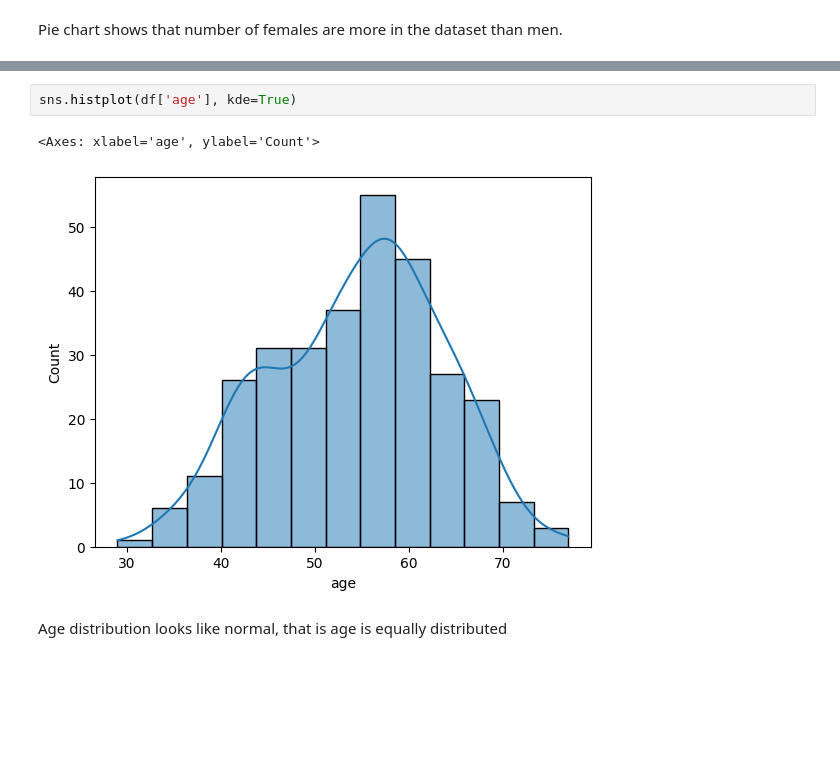
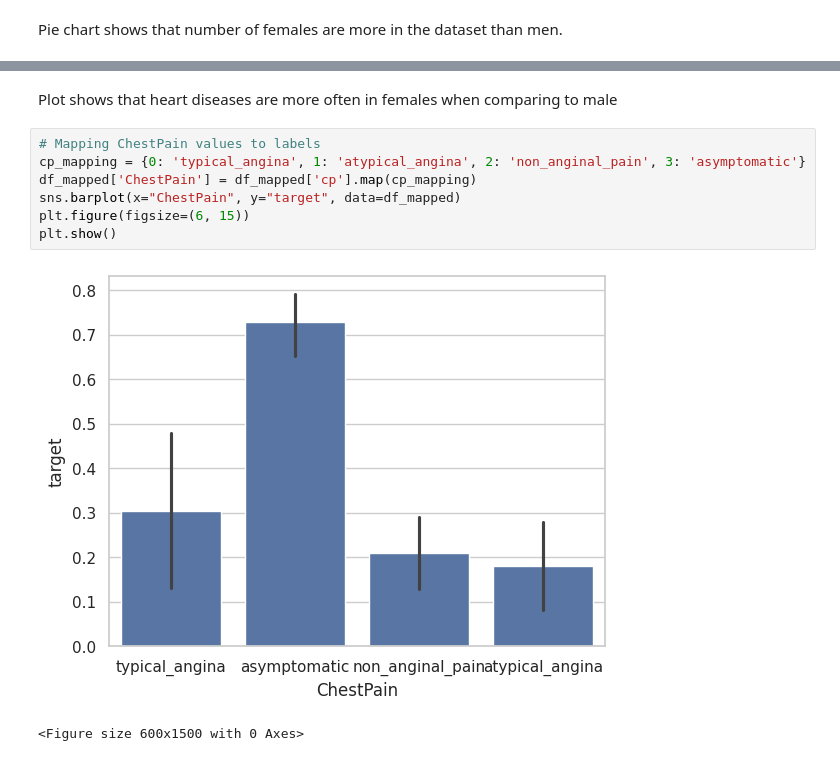
Before and after one commit to negilbabu/Heart-Disease-Prediction-Ai-, a Jupyter notebook: HeartDiseasePrediction.ipynb, the cells around one changed output, grey strips where cells are left out. Drawn from its saved outputs; the diff is of its cells as text; blank space fills up the shorter version.

```diff
--- a/HeartDiseasePrediction.ipynb
+++ b/HeartDiseasePrediction.ipynb
@@ -151,7 +162,12 @@ plt.show()
-# %%
-sns.histplot(df['age'], kde=True)
-# %% [output]
-<Axes: xlabel='age', ylabel='Count'>
-[figure, removed]
-# %% [markdown]
-Age distribution looks like normal, that is age is equally distributed
+# %% [markdown]
+Plot shows that heart diseases are more often in females when comparing to male
+# %%
+# Mapping ChestPain values to labels
+cp_mapping = {0: 'typical_angina', 1: 'atypical_angina', 2: 'non_anginal_pain', 3: 'asymptomatic'}
+df_mapped['ChestPain'] = df_mapped['cp'].map(cp_mapping)
+sns.barplot(x="ChestPain", y="target", data=df_mapped)
+plt.figure(figsize=(6, 15))
+plt.show()
+# %% [output]
+[figure, added]
+<Figure size 600x1500 with 0 Axes>
```
Also changed, not shown: parts of 10 cells of this notebook.
